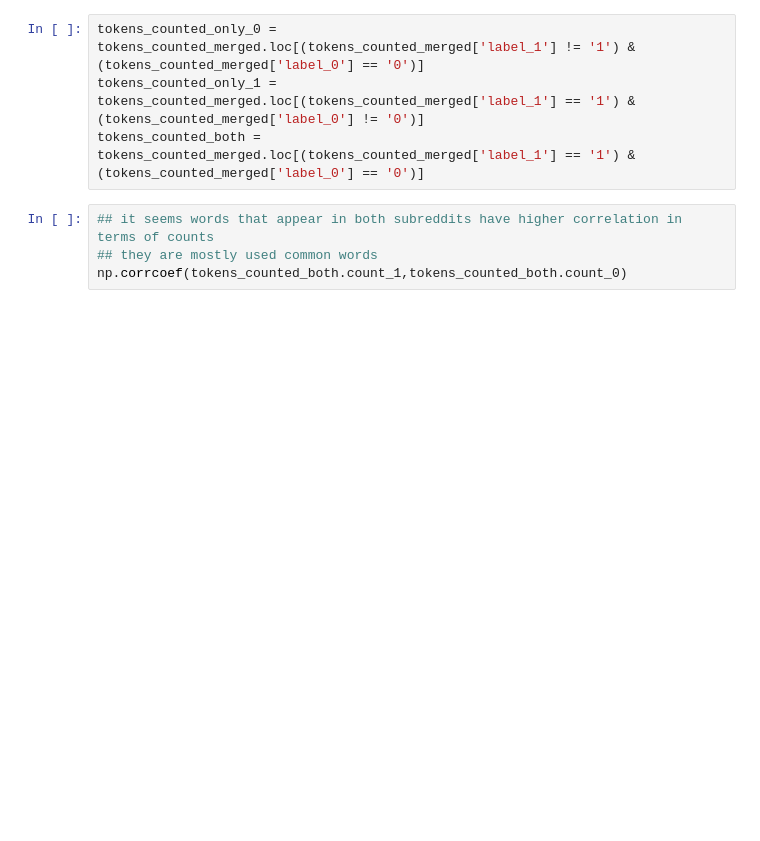
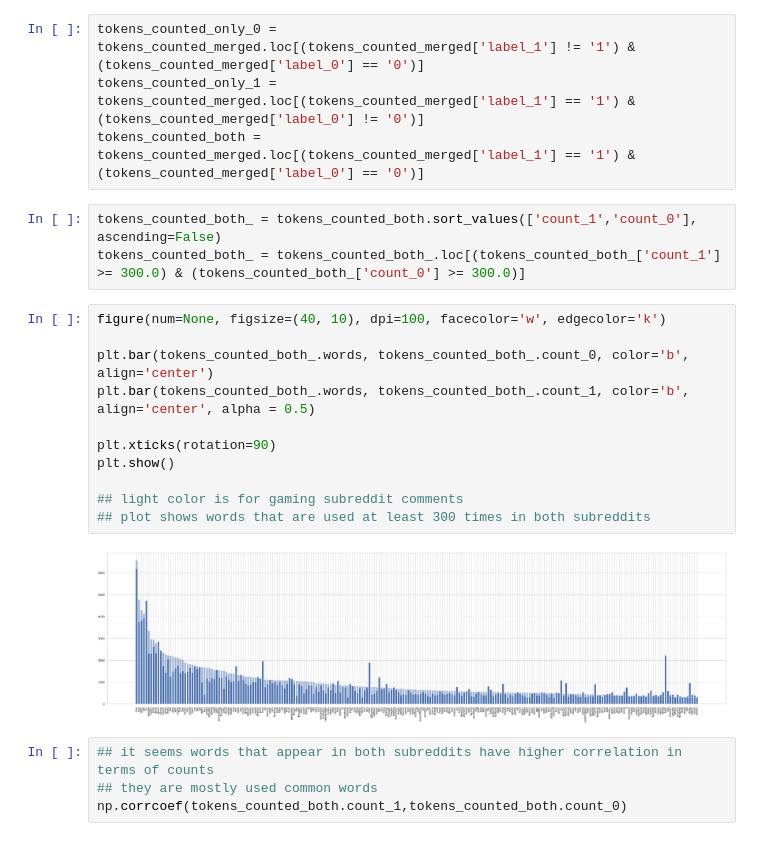
Before and after one commit to navruzk/reddit_comment_analysis, a Jupyter notebook: game_tree_subreddit_eda.ipynb, the cells around one changed output. Saved outputs shown, nothing was run; the diff lists cells and outputs as text; blank space fills up the shorter version.

```diff
--- a/game_tree_subreddit_eda.ipynb
+++ b/game_tree_subreddit_eda.ipynb
@@ -110,6 +110,22 @@ tokens_counted_merged.head(2)
 tokens_counted_only_0 = tokens_counted_merged.loc[(tokens_counted_merged['label_1'] != '1') & (tokens_counted_merged['label_0'] == '0')]
 tokens_counted_only_1 = tokens_counted_merged.loc[(tokens_counted_merged['label_1'] == '1') & (tokens_counted_merged['label_0'] != '0')]
 tokens_counted_both = tokens_counted_merged.loc[(tokens_counted_merged['label_1'] == '1') & (tokens_counted_merged['label_0'] == '0')]
+# %%
+tokens_counted_both_ = tokens_counted_both.sort_values(['count_1','count_0'], ascending=False)
+tokens_counted_both_ = tokens_counted_both_.loc[(tokens_counted_both_['count_1'] >= 300.0) & (tokens_counted_both_['count_0'] >= 300.0)]
+# %%
+figure(num=None, figsize=(40, 10), dpi=100, facecolor='w', edgecolor='k')
+
+plt.bar(tokens_counted_both_.words, tokens_counted_both_.count_0, color='b', align='center')
+plt.bar(tokens_counted_both_.words, tokens_counted_both_.count_1, color='b', align='center', alpha = 0.5)
+
+plt.xticks(rotation=90)
+plt.show()
+
+## light color is for gaming subreddit comments
+## plot shows words that are used at least 300 times in both subreddits
+# %% [output]
+[figure, added]
 # %%
 ## it seems words that appear in both subreddits have higher correlation in terms of counts
 ## they are mostly used common words
```
